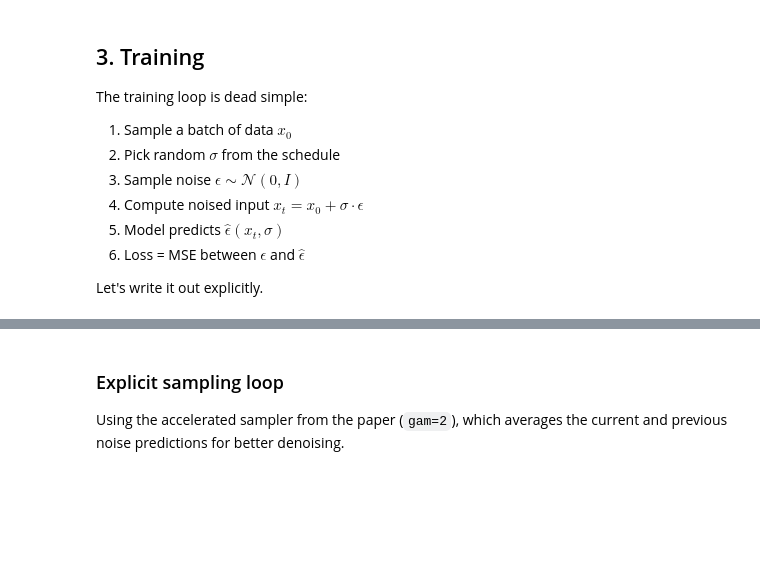
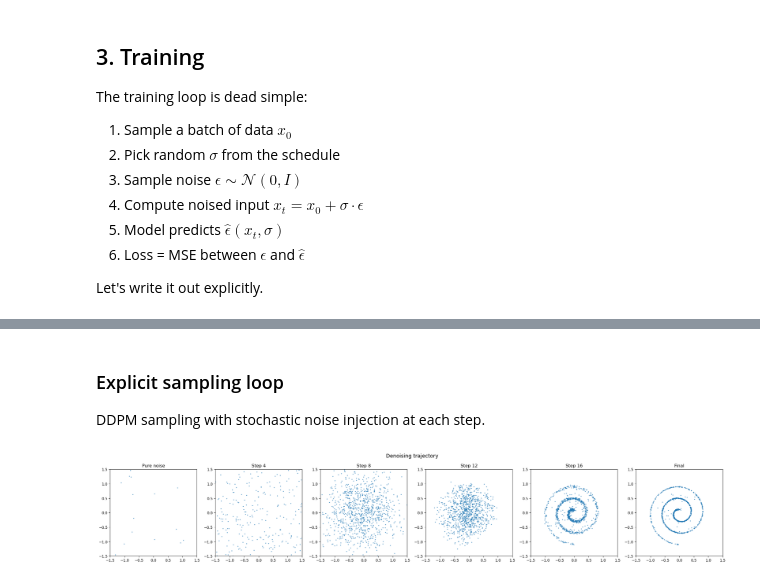
Before and after one commit to HangenYuu/smalldiffusion, a Jupyter notebook: examples/walkthrough.ipynb, the cells around one changed output, grey strips where cells are left out. Cells and saved outputs as stored; diff of their text form; code cells hidden in the pictures; blank space fills up the shorter version.

```diff
--- a/examples/walkthrough.ipynb
+++ b/examples/walkthrough.ipynb
@@ -232,42 +300,48 @@ print(sample_sigs)
-# %% [markdown]
-### Explicit sampling loop
-
-Using the accelerated sampler from the paper (`gam=2`), which averages the current
-and previous noise predictions for better denoising.
+# %% [markdown]
+### Explicit sampling loop
+
+DDPM sampling with stochastic noise injection at each step.
 # %%
 @torch.no_grad()
-def sample(model, sigmas, n_samples=1000, gam=2.0):
-    """Returns list of xt at every step, for visualization."""
-    xt = torch.randn(n_samples, 2) * sigmas[0]  # start from noise
+def sample(model, sigmas, n_samples=1000):
+    """DDPM sampling. Returns list of xt at every step, for visualization."""
+    dev = next(model.parameters()).device
+    xt = torch.randn(n_samples, 2, device=dev) * sigmas[0]  # start from noise
     trajectory = [xt.clone()]
-    eps_prev = None
 
-    for i, (sig, sig_prev) in enumerate(pairwise(sigmas)):
+    for sig, sig_prev in pairwise(sigmas):
         eps = model(xt, sig.expand(n_samples))
-        # Average with previous prediction (gam=2 means double weight on current)
-        eps_av = eps * gam + eps_prev * (1 - gam) if i > 0 else eps
-        eps_prev = eps
-        xt = xt - (sig - sig_prev) * eps_av
+        # DDPM step: partial denoise + fresh noise injection
+        sig_p = sig_prev**2 / sig
+        eta = (sig_prev**2 - sig_p**2).sqrt()
+        xt = xt - (sig - sig_p) * eps + eta * torch.randn_like(xt)
         trajectory.append(xt.clone())
 
     return trajectory
 # %%
 sample_sigs = sample_sigmas(sigmas, 20)
 trajectory = sample(model, sample_sigs, n_samples=1000)
 
 # Show every 4th step + the final result
 steps_to_show = list(range(0, len(trajectory), 4)) + [len(trajectory) - 1]
 steps_to_show = sorted(set(steps_to_show))
 
 fig, axes = plt.subplots(1, len(steps_to_show), figsize=(4 * len(steps_to_show), 4))
 for ax, step in zip(axes, steps_to_show):
-    pts = trajectory[step].numpy()
+    pts = trajectory[step].cpu().numpy()
     ax.scatter(pts[:, 0], pts[:, 1], s=3, alpha=0.5)
-    ax.set_xlim(-1.5, 1.5); ax.set_ylim(-1.5, 1.5)
-    ax.set_aspect('equal')
-    label = 'Pure noise' if step == 0 else f'Step {step}' if step < len(trajectory)-1 else 'Final'
+    ax.set_xlim(-1.5, 1.5)
+    ax.set_ylim(-1.5, 1.5)
+    ax.set_aspect("equal")
+    label = (
+        "Pure noise"
+        if step == 0
+        else f"Step {step}" if step < len(trajectory) - 1 else "Final"
+    )
     ax.set_title(label)
-plt.suptitle('Denoising trajectory', y=1.02, fontsize=14)
+plt.suptitle("Denoising trajectory", y=1.02, fontsize=14)
 plt.tight_layout()
+# %% [output]
+[figure, added]
 # %%
 # Final samples vs original data
```
Also changed, not shown: parts of 27 cells of this notebook.
